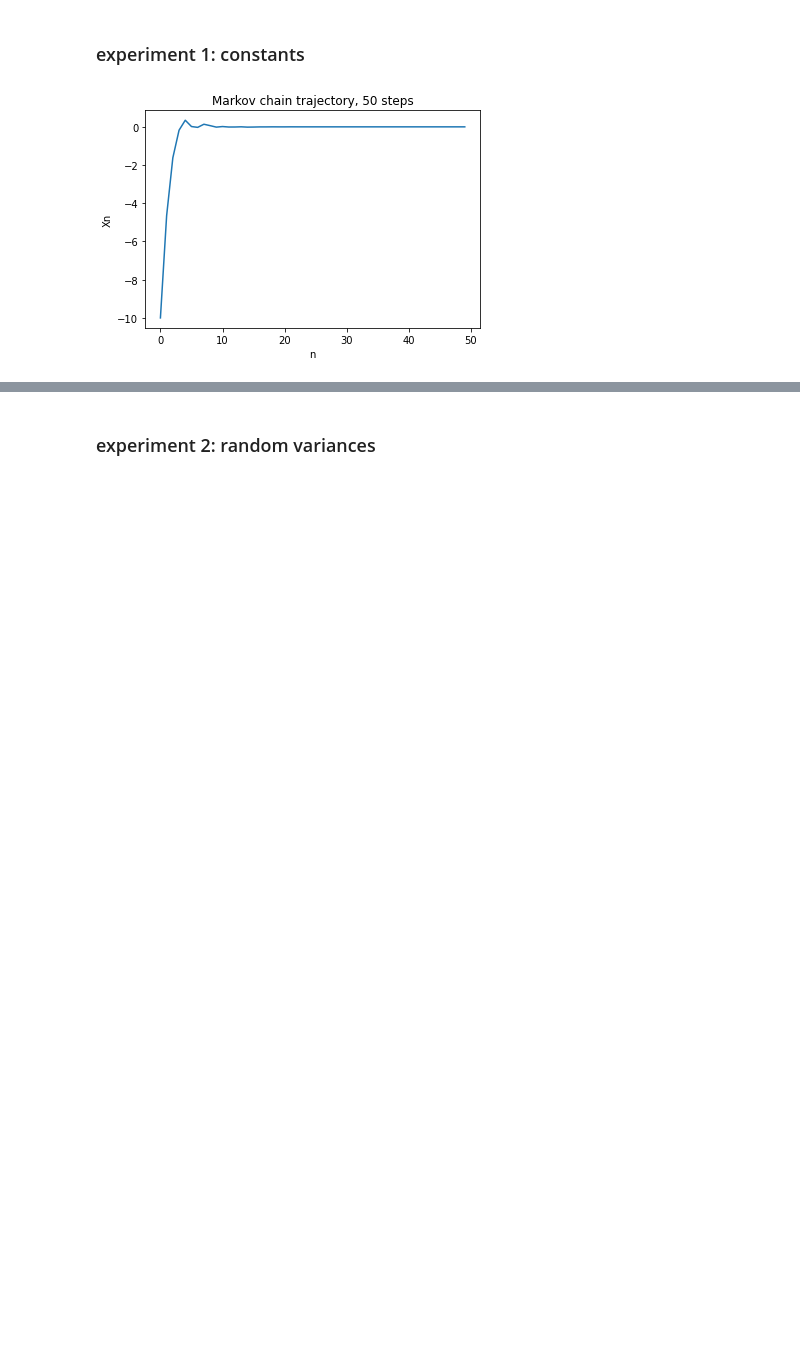
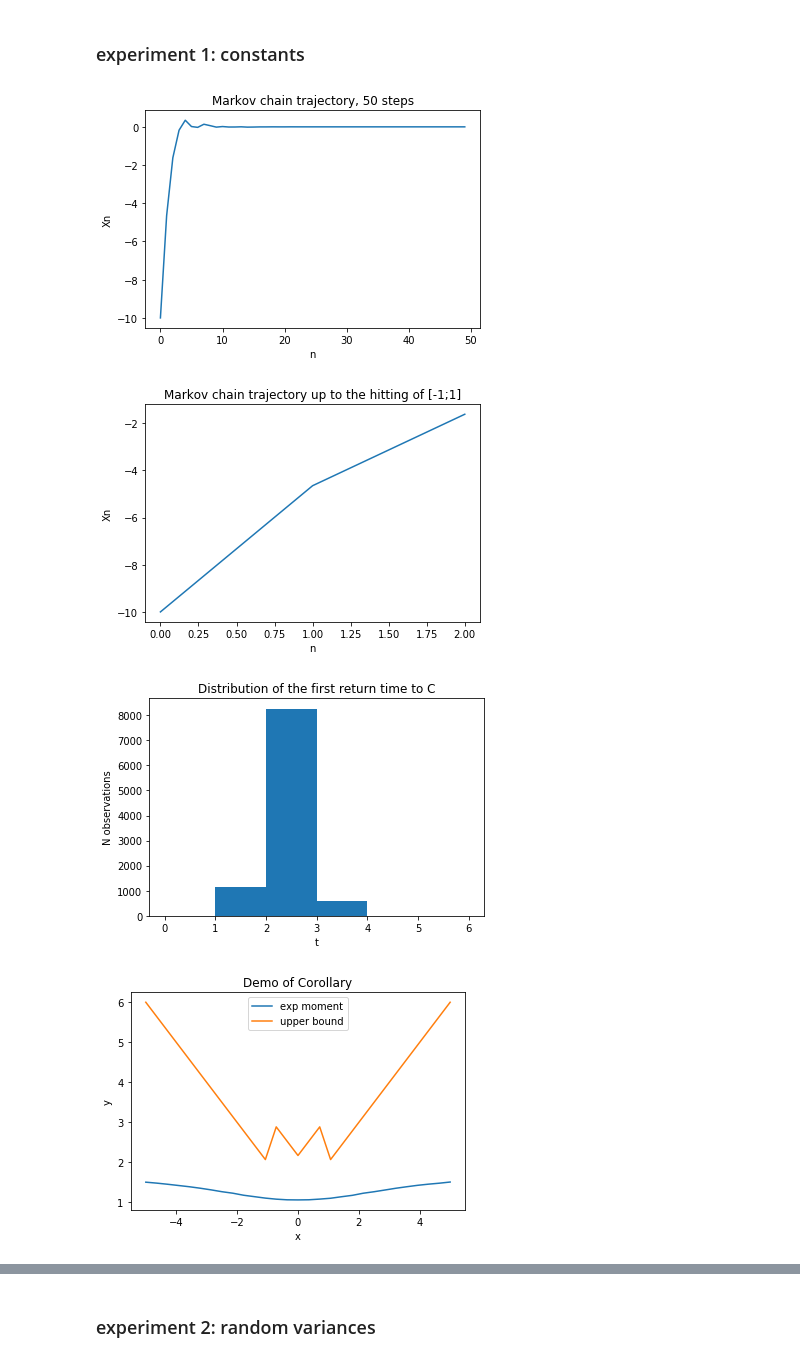
Before and after one commit to gamble27/geometric-recurrence-inhomogenous-gaussian-autoregression, a Jupyter notebook: autoregression_final.ipynb, the cells around one changed output, grey strips where cells are left out. Cells and saved outputs as stored; diff of their text form; code cells hidden in the pictures; blank space fills up the shorter version.

```diff
--- a/autoregression_final.ipynb
+++ b/autoregression_final.ipynb
@@ -45,24 +12,36 @@ def get_hitting_time(X:np.array, c: float):
 # %%
 def get_alpha(n):
     return (n+1)**(-1)
 
 def get_sigma(n):
     return np.sqrt(
         2**(-n)
     )
 
 
 n_steps = 50
+n_samples = 10**4
+
 c = 1
-X = simulate(
-    N = n_steps,
-    X_0 = -10,
+eps = 1/2
+sigma = 2
+x_0 = -10
+x = np.linspace(-5, 5, 29)
 
+perform_experiment(
+    name="constants",
     gen_alpha=get_alpha,
-    gen_sigma=get_sigma
+    gen_sigma=get_sigma,
+    starting_point_single=x_0,
+    starting_point_multiple=x,
+    c=c,
+    eps=eps,
+    sigma=sigma,
+    n_steps=n_steps,
+    n_samples=n_samples
 )
-plot_trajectory(X, f"Markov chain trajectory, {n_steps} steps")
-save_plot("e11")
-t = get_hitting_time(X, c)
 # %% [output]
-[figure, old version]
+[figure, new version]
+[figure, added]
+[figure, added]
+[figure, added]
```
Also changed, not shown: parts of 35 cells of this notebook, 1 other file.
